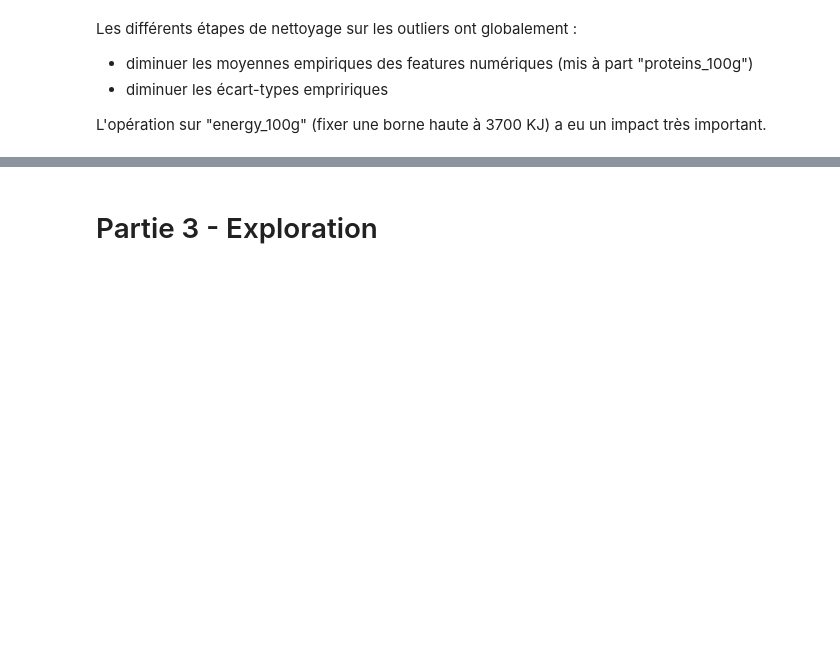
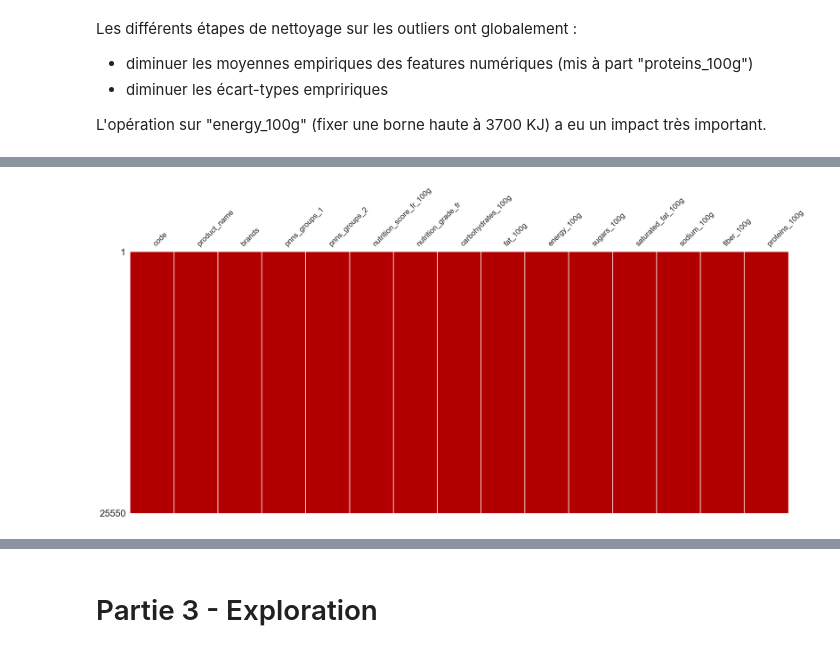
Before and after one commit to ClementPatin/OC-P3, a Jupyter notebook: Patin_Clement_1_notebook_052023.ipynb, the cells around one changed output, grey strips where cells are left out. Cells and saved outputs as stored; diff of their text form; code cells hidden in the pictures; blank space fills up the shorter version.

```diff
--- a/Patin_Clement_1_notebook_052023.ipynb
+++ b/Patin_Clement_1_notebook_052023.ipynb
@@ -972,0 +910,8 @@ sns.heatmap(
+# %%
+foodComplete = foodClean07.copy()
+foodComplete=foodComplete.loc[foodComplete.notna().all(axis=1)]
+# %%
+ms.matrix(foodComplete,color=[0.7,0.0,0.0],sparkline=False) # dataviz of missing data
+plt.show()
+# %% [output]
+[figure, added]
```
Also changed, not shown: parts of 74 cells of this notebook.
